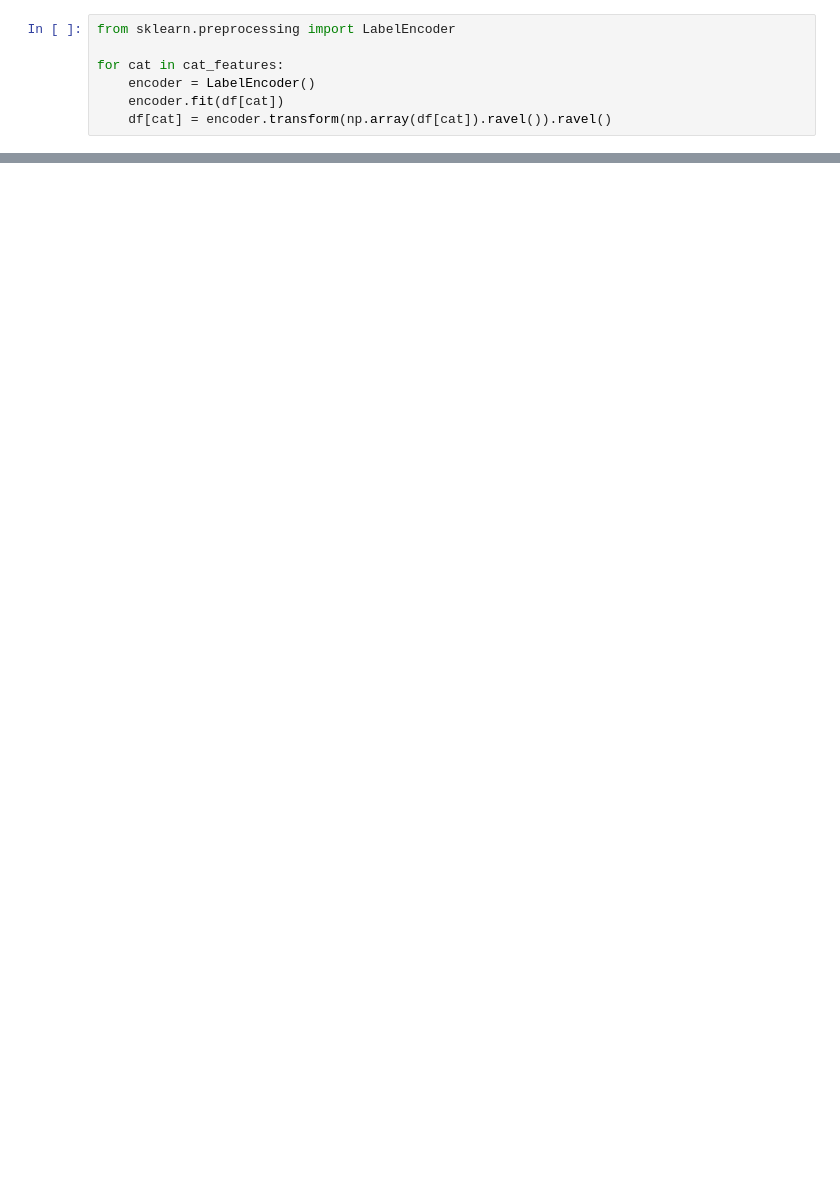
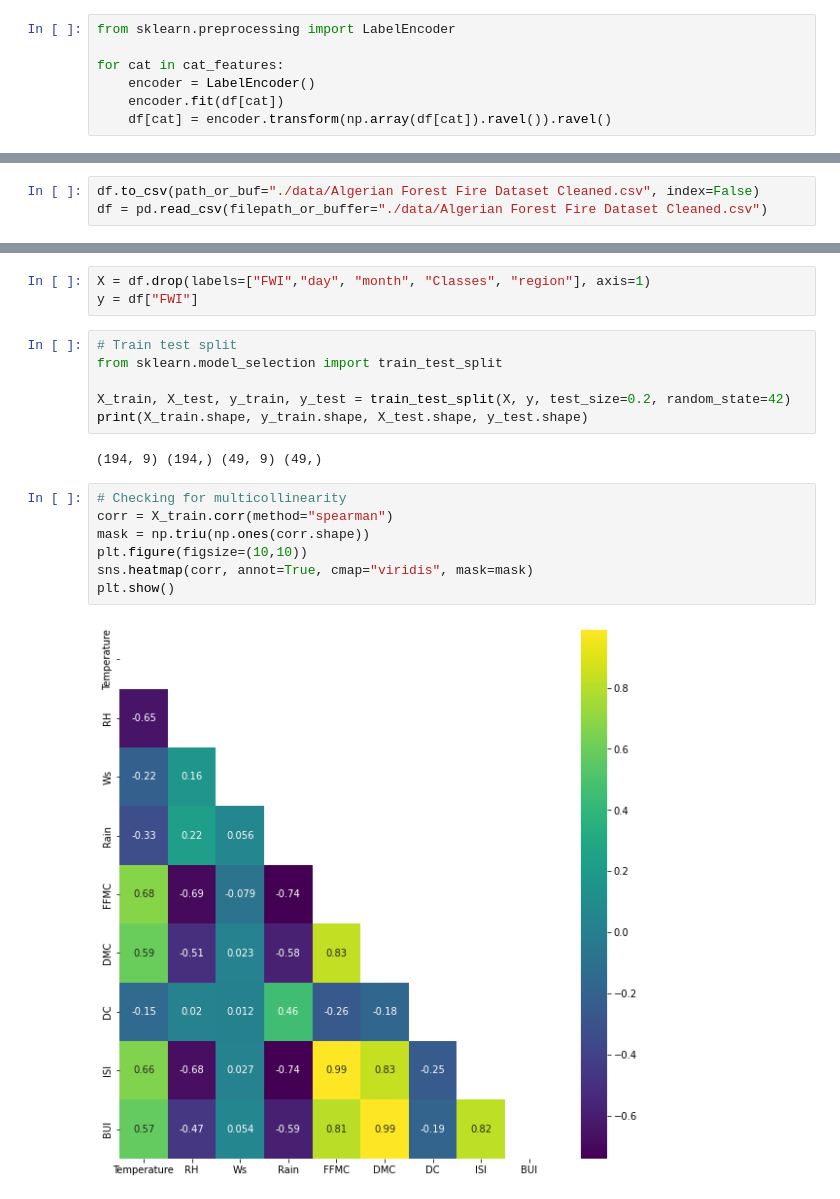
Before and after one commit to demonpratapdemon/EDA-Wine-Quality, a Jupyter notebook: EDA_AlgerianForestFire.ipynb, the cells around one changed output, grey strips where cells are left out. Drawn from its saved outputs; the diff is of its cells as text; blank space fills up the shorter version.

```diff
--- a/EDA_AlgerianForestFire.ipynb
+++ b/EDA_AlgerianForestFire.ipynb
@@ -355,0 +404,3 @@ plt.show()
+# %%
+df.to_csv(path_or_buf="./data/Algerian Forest Fire Dataset Cleaned.csv", index=False)
+df = pd.read_csv(filepath_or_buffer="./data/Algerian Forest Fire Dataset Cleaned.csv")
@@ -355,0 +425,20 @@ plt.show()
+# %%
+X = df.drop(labels=["FWI","day", "month", "Classes", "region"], axis=1)
+y = df["FWI"]
+# %%
+# Train test split
+from sklearn.model_selection import train_test_split
+
+X_train, X_test, y_train, y_test = train_test_split(X, y, test_size=0.2, random_state=42)
+print(X_train.shape, y_train.shape, X_test.shape, y_test.shape)
+# %% [output]
+(194, 9) (194,) (49, 9) (49,)
+# %%
+# Checking for multicollinearity
+corr = X_train.corr(method="spearman")
+mask = np.triu(np.ones(corr.shape))
+plt.figure(figsize=(10,10))
+sns.heatmap(corr, annot=True, cmap="viridis", mask=mask)
+plt.show()
+# %% [output]
+[figure, added]
```
Also changed, not shown: parts of 31 cells of this notebook, 1 other file.
